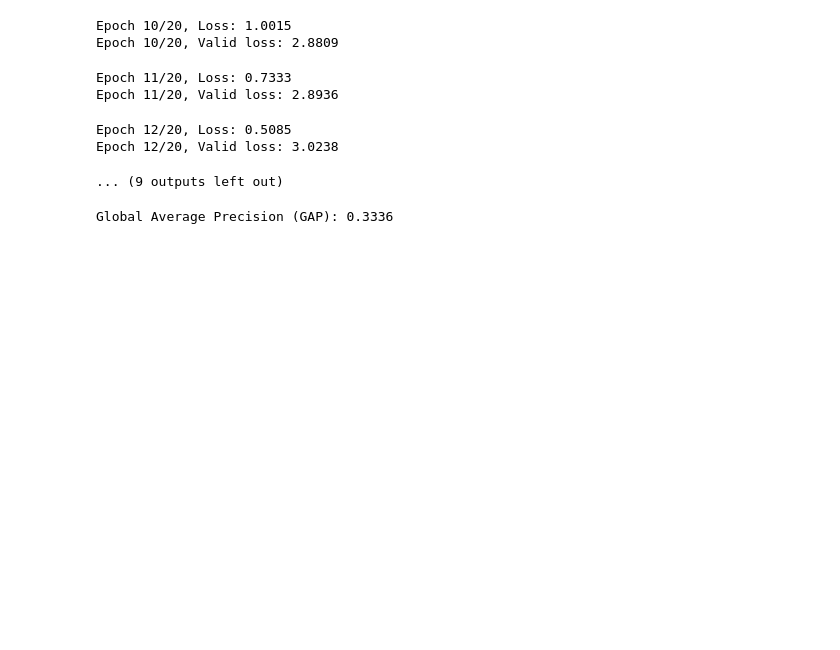
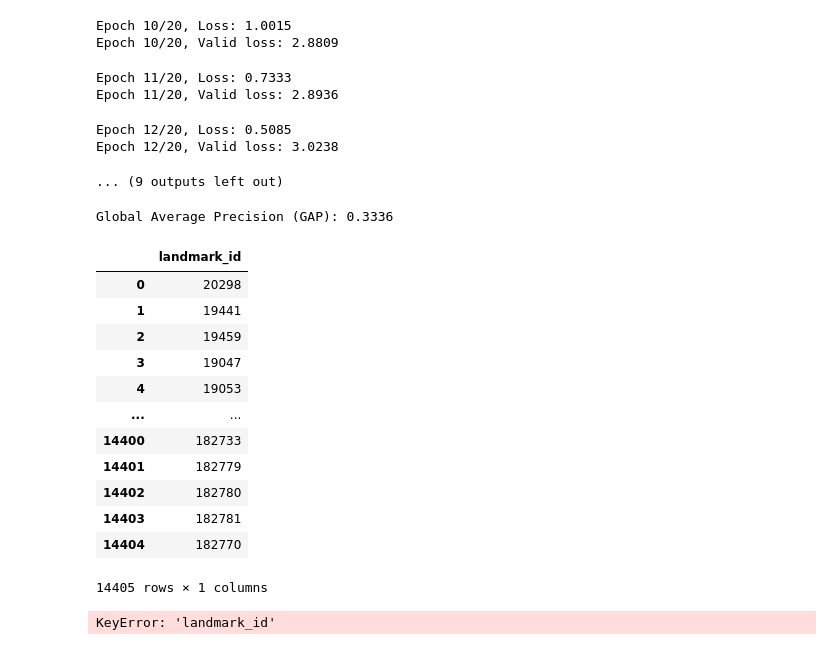
Before and after one commit to davidpetrov/Google-Landmark-Recognition-2021, a Jupyter notebook: data-exploration-2.ipynb, the cells around one changed output. Cells and saved outputs as stored; diff of their text form; code cells hidden in the pictures; blank space fills up the shorter version.

```diff
--- a/data-exploration-2.ipynb
+++ b/data-exploration-2.ipynb
@@ -932,0 +1008,22 @@ Global Average Precision (GAP): 0.3336
+# %%
+all_landmarks_ids = pd.read_csv("eu_landmarks.csv", sep='\t')
+# %%
+all_landmarks_ids
+# %% [output]
+|  | landmark_id |
+| 0 | 20298 |
+| 1 | 19441 |
+| 2 | 19459 |
+| 3 | 19047 |
+| 4 | 19053 |
+| ... | ... |
+| 14400 | 182733 |
+| 14401 | 182779 |
+| 14402 | 182780 |
+| 14403 | 182781 |
+| 14404 | 182770 |
+14405 rows × 1 columns
+# %%
+all_landmarks_ids['landmark_id']
+# %% [output]
+KeyError: 'landmark_id'
```
Also changed, not shown: parts of 7 cells of this notebook, 10 other files.
